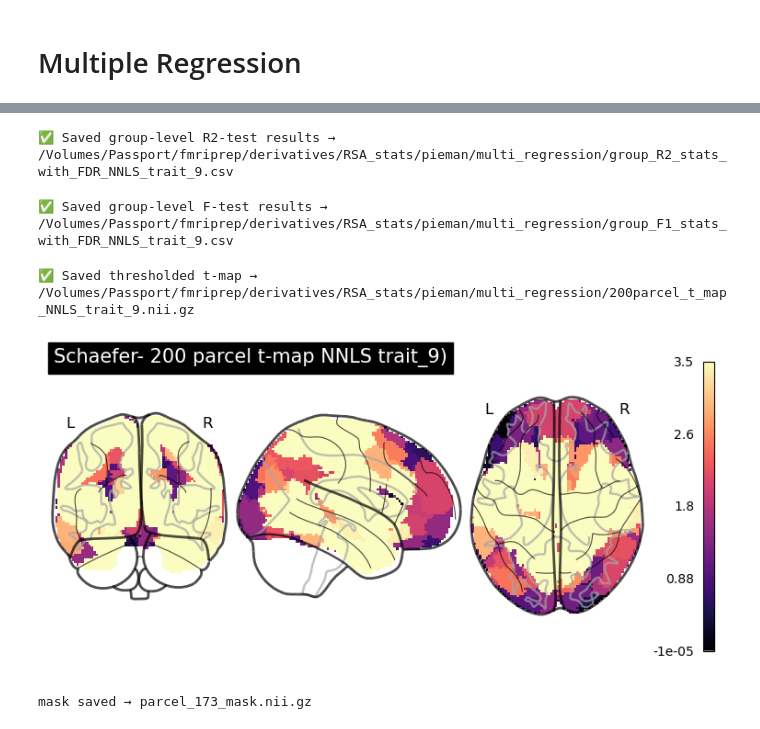
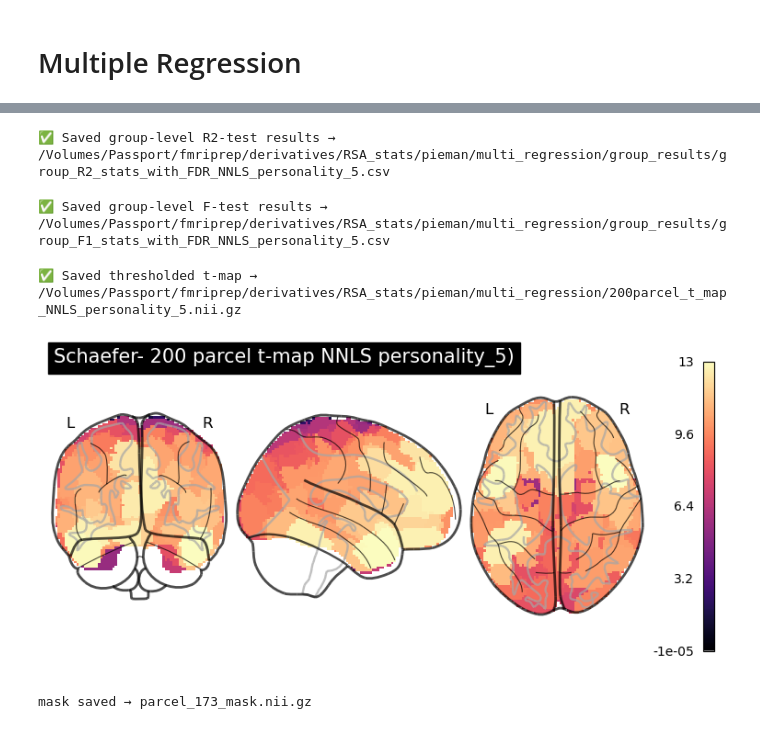
Before and after one commit to wfisher211/narrative-topic-rsa, a Jupyter notebook: PieMan_analysis/Full_Parcel_NNLS_Mult_Reg.ipynb, the cells around one changed output, grey strips where cells are left out. Saved outputs shown, nothing was run; the diff lists cells and outputs as text; code cells hidden in the pictures.

```diff
--- a/PieMan_analysis/Full_Parcel_NNLS_Mult_Reg.ipynb
+++ b/PieMan_analysis/Full_Parcel_NNLS_Mult_Reg.ipynb
@@ -309,7 +309,7 @@ ALL MULTI-REG DONE 🎉
 records = []
 pattern = os.path.join(
     deriv_dir, "RSA_stats", STIMULUS_LABEL_SAVE_STRING,
-    "multi_regression", "*_multi_parcel_RSA_NNLS.csv"
+    "multi_regression", "subject_results", f"*_multi_parcel_RSA_NNLS_{model_key}.csv"
 )
 for fn in glob.glob(pattern):
     df = pd.read_csv(fn, usecols=["subject","run","parcel_num","r2"])
@@ -336,14 +336,21 @@ gr["parcel_label"] = labels[1:]  # skip background label
 gr = gr[["parcel_num","parcel_label","t_stat","p_uncorrected","p_fdr"]]
 
 # save
+# save
+group_out_dir = os.path.join(
+    deriv_dir, "RSA_stats", STIMULUS_LABEL_SAVE_STRING,
+    "multi_regression", "group_results"
+)
+os.makedirs(group_out_dir, exist_ok=True)
+
 out_group = os.path.join(
-    deriv_dir, "RSA_stats", STIMULUS_LABEL_SAVE_STRING,
-    "multi_regression", f"group_R2_stats_with_FDR_NNLS_{model_key}.csv"
+    group_out_dir, f"group_R2_stats_with_FDR_NNLS_{model_key}.csv"
 )
+
 gr.to_csv(out_group, index=False)
 print(f"✅ Saved group‐level R2‐test results → {out_group}")
 # %% [output]
-✅ Saved group‐level R2‐test results → /Volumes/Passport/fmriprep/derivatives/RSA_stats/pieman/multi_regression/group_R2_stats_with_FDR_NNLS_trait_9.csv
+✅ Saved group‐level R2‐test results → /Volumes/Passport/fmriprep/derivatives/RSA_stats/pieman/multi_regression/group_results/group_R2_stats_with_FDR_NNLS_personality_5.csv
 # %%
 
 
@@ -351,7 +358,7 @@ print(f"✅ Saved group‐level R2‐test results → {out_group}")
 records = []
 pattern = os.path.join(
     deriv_dir, "RSA_stats", STIMULUS_LABEL_SAVE_STRING,
-    "multi_regression", f"*_multi_parcel_RSA_NNLS_{model_key}.csv"
+    "multi_regression","subject_results", f"*_multi_parcel_RSA_NNLS_{model_key}.csv"
 )
 for fn in glob.glob(pattern):
     df = pd.read_csv(fn, usecols=["subject","run","parcel_num","f_stat"])
@@ -378,14 +385,19 @@ gr["parcel_label"] = labels[1:]  # skip background label
 gr = gr[["parcel_num","parcel_label","t_stat","p_uncorrected","p_fdr"]]
 
 # save
+group_out_dir = os.path.join(
+    deriv_dir, "RSA_stats", STIMULUS_LABEL_SAVE_STRING,
+    "multi_regression", "group_results"
+)
+os.makedirs(group_out_dir, exist_ok=True)
+
 out_group = os.path.join(
-    deriv_dir, "RSA_stats", STIMULUS_LABEL_SAVE_STRING,
-    "multi_regression", f"group_F1_stats_with_FDR_NNLS_{model_key}.csv"
+    group_out_dir, f"group_F1_stats_with_FDR_NNLS_{model_key}.csv"
 )
 gr.to_csv(out_group, index=False)
 print(f"✅ Saved group‐level F‐test results → {out_group}")
 # %% [output]
-✅ Saved group‐level F‐test results → /Volumes/Passport/fmriprep/derivatives/RSA_stats/pieman/multi_regression/group_F1_stats_with_FDR_NNLS_trait_9.csv
+✅ Saved group‐level F‐test results → /Volumes/Passport/fmriprep/derivatives/RSA_stats/pieman/multi_regression/group_results/group_F1_stats_with_FDR_NNLS_personality_5.csv
 # %%
 # ─── PARAMETERS ───────────────────────────────────────────────────────────
 n_rois = 200
@@ -394,7 +406,7 @@ resolution_mm = 2
 # fdr_alpha = 0.05     # threshold for p_fdr
 
 # input CSV from group‐level t-test against F=1
-group_csv = f"/Volumes/Passport/fmriprep/derivatives/RSA_stats/pieman/multi_regression/group_F1_stats_with_FDR_NNLS_{model_key}.csv"
+group_csv = f"/Volumes/Passport/fmriprep/derivatives/RSA_stats/pieman/multi_regression/group_results/group_F1_stats_with_FDR_NNLS_{model_key}.csv"
 
 # output map filename
 out_nii  = f"{n_rois}_parcel_t_map_NNLS_{model_key}.nii.gz"
@@ -425,35 +437,35 @@ for _, row in gr.iterrows():
     tstat  = float(row["t_stat"])
     t_map[atlas_data == pid] = tstat
 
 # ─── 4) SAVE OUT NIfTI ───────────────────────────────────────────────────
 out_dir = os.path.join(
     deriv_dir,
     "RSA_stats",
     STIMULUS_LABEL_SAVE_STRING,   # no {…}
     "multi_regression",           # no {…}
 )
 os.makedirs(out_dir, exist_ok=True)
 
 out_nii = os.path.join(
     out_dir,
     f"{n_rois}parcel_t_map_NNLS_{model_key}.nii.gz"
 )
 new_img = nib.Nifti1Image(t_map, atlas_img.affine, atlas_img.header)
 nib.save(new_img, out_nii)
 print("✅ Saved thresholded t-map →", out_nii)
 
 # ─── 5) PLOT (GLASS BRAIN) ────────────────────────────────────────────────
 plotting.plot_glass_brain(
     out_nii,
     # threshold =5.0,      # set t threshold for more or less conservative display
     cmap="magma",
     colorbar=True,
     title=f"Schaefer- {n_rois} parcel t-map NNLS {model_key})"
 )
 plotting.show()
 # %% [output]
-✅ Saved thresholded t-map → /Volumes/Passport/fmriprep/derivatives/RSA_stats/pieman/multi_regression/200parcel_t_map_NNLS_trait_9.nii.gz
+✅ Saved thresholded t-map → /Volumes/Passport/fmriprep/derivatives/RSA_stats/pieman/multi_regression/200parcel_t_map_NNLS_personality_5.nii.gz
-[figure, old version]
+[figure, new version]
 # %%
 import nibabel as nib
 import numpy as np
```
Also changed, not shown: parts of 4 cells of this notebook, 18 other files.
